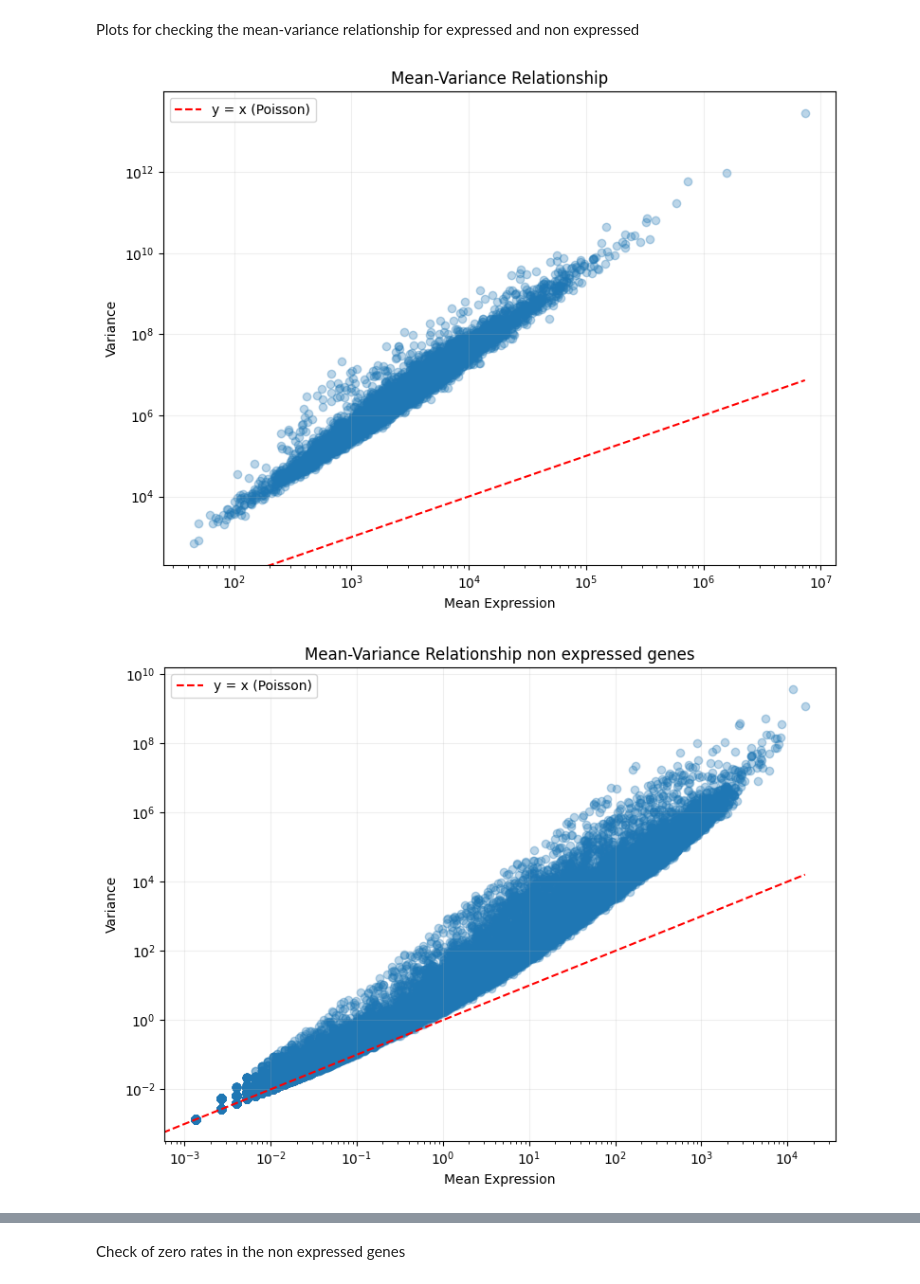
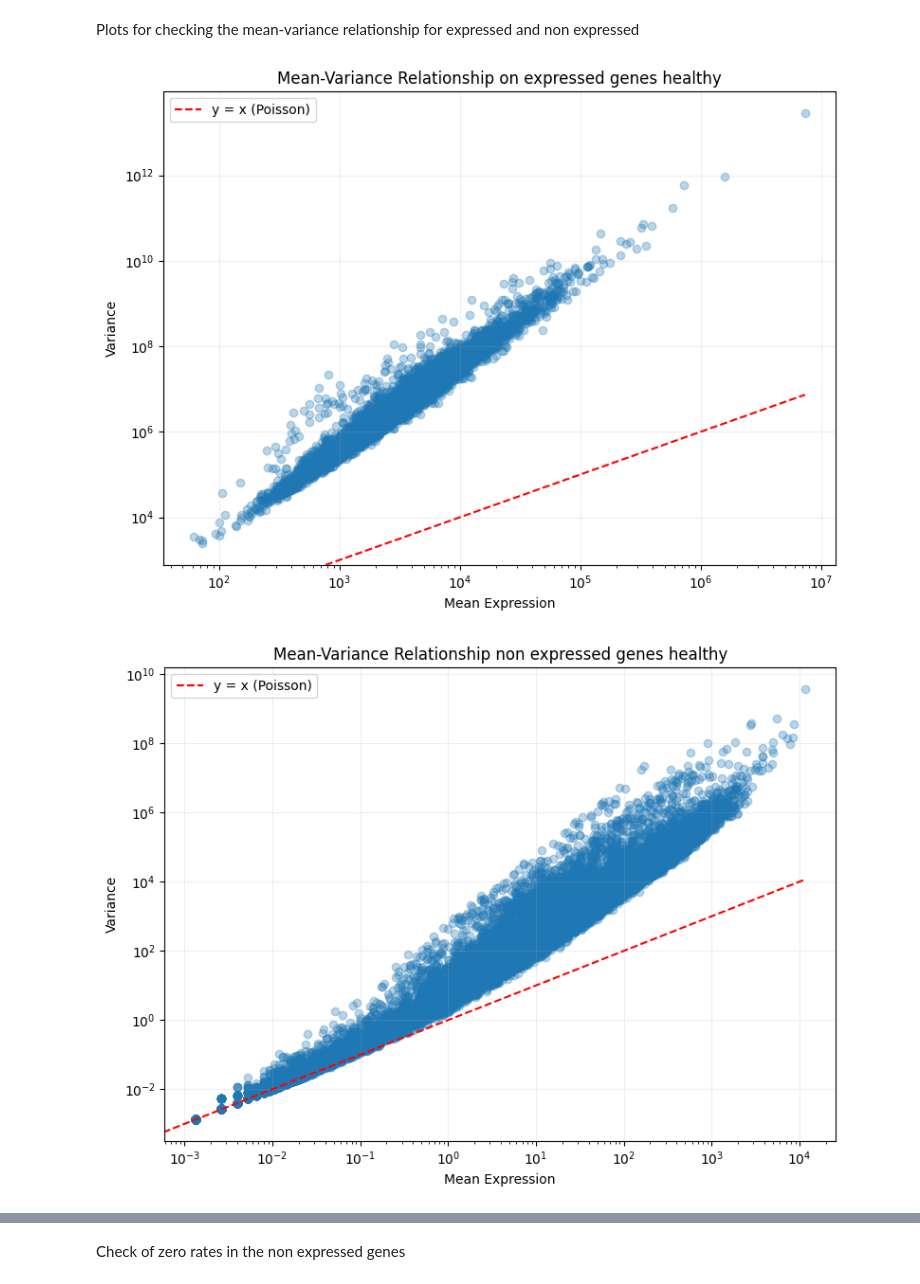
Before and after one commit to Magura23/Outliers_detection, a Jupyter notebook: notebooks/GTEx1.ipynb, the cells around one changed output, grey strips where cells are left out. Drawn from its saved outputs; the diff is of its cells as text; code cells hidden in the pictures.

```diff
--- a/notebooks/GTEx1.ipynb
+++ b/notebooks/GTEx1.ipynb
@@ -265,13 +280,11 @@ sick_fpkm  = pd.read_csv(
     sep='\t',
     index_col="GeneID"
 )
+# print(sick_fpkm)
 sick_fpkm.index = sick_fpkm.index.astype(str)
-print(type(next(iter(sick_fpkm.index))))
-print(type(next(iter(sick_geneids))))
 
 
-
-sick_fpkm_np = sick_fpkm[sick_fpkm.index.isin(sick_geneids)].to_numpy(dtype='float64')
+sick_fpkm_np = sick_fpkm.to_numpy(dtype='float64')
 
 fpkm_theshold = 1
 
@@ -285,12 +298,27 @@ mask_fpkm = (sick_fpkm_np>=fpkm_theshold).sum(axis=1) >= fpkm_percent
 
 mask_zero = (sick_fpkm_np==0).sum(axis=1) <=zero_percent
 
-expressed_genes_sick = sick_counts_raw[mask_fpkm & mask_zero,:]
+sick_metadata = sick_counts_symbol[["GeneID", "Symbol"]].to_numpy(dtype='str')
+
+sick_raw = sick_counts_symbol.drop(columns=["GeneID", "Symbol"]).to_numpy(dtype='float64')
+
+sick_expressed_metadata = sick_metadata[mask_fpkm & mask_zero, :]
+
+sick_expressed = sick_raw[mask_fpkm & mask_zero, :]
+
+sick_nonexpressed_metadata = sick_metadata[~(mask_fpkm & mask_zero), :]
+sick_nonexpressed = sick_raw[~(mask_fpkm & mask_zero), :]
 
 
-print(expressed_genes_sick.shape)
 
-non_expressed_sick = sick_counts_raw[~(mask_fpkm&mask_zero),:]
+print(sick_expressed.shape)
+print(sick_nonexpressed.shape)
+# expressed_genes_sick = sick_counts_raw[mask_fpkm & mask_zero,:]
 
-print(non_expressed_sick.shape)
+
+# print(expressed_genes_sick.shape)
+
+# non_expressed_sick = sick_counts_raw[~(mask_fpkm&mask_zero),:]
+
+# print(non_expressed_sick.shape)
 # %% [output]
@@ -350,41 +443,41 @@ Plots for checking the  mean-variance relationship for expressed and non express
 
 
 
-means = expressed_genes.mean(axis=1)
-variances = expressed_genes.var(axis=1, ddof=1)
+means = expressed_genes_matched.mean(axis=1)
+variances = expressed_genes_matched.var(axis=1, ddof=1)
 
 plt.figure(figsize=(8, 6))
 plt.scatter(means, variances, alpha=0.3)
 plt.plot([0, max(means)], [0, max(means)], 'r--', label='y = x (Poisson)')
 plt.xlabel("Mean Expression")
 plt.ylabel("Variance")
-plt.title("Mean-Variance Relationship")
+plt.title("Mean-Variance Relationship on expressed genes healthy")
 plt.legend()
 plt.grid(alpha=0.2)
 plt.xscale("log")
 plt.yscale("log")
 plt.tight_layout()
 plt.show()
 
 
-means = non_expressed.mean(axis=1)
-variances = non_expressed.var(axis=1, ddof=1)
+means = non_expressed_matched.mean(axis=1)
+variances = non_expressed_matched.var(axis=1, ddof=1)
 
 plt.figure(figsize=(8, 6))
 plt.scatter(means, variances, alpha=0.3)
 plt.plot([0, max(means)], [0, max(means)], 'r--', label='y = x (Poisson)')
 plt.xlabel("Mean Expression")
 plt.ylabel("Variance")
-plt.title("Mean-Variance Relationship non expressed genes")
+plt.title("Mean-Variance Relationship non expressed genes healthy")
 plt.legend()
 plt.grid(alpha=0.2)
 plt.xscale("log")
 plt.yscale("log")
 plt.tight_layout()
 plt.show()
 # %% [output]
-[figure, old version]
+[figure, new version]
-[figure, old version]
+[figure, new version]
 # %%
 
 
```
Also changed, not shown: parts of 27 cells of this notebook, 2 other files.
